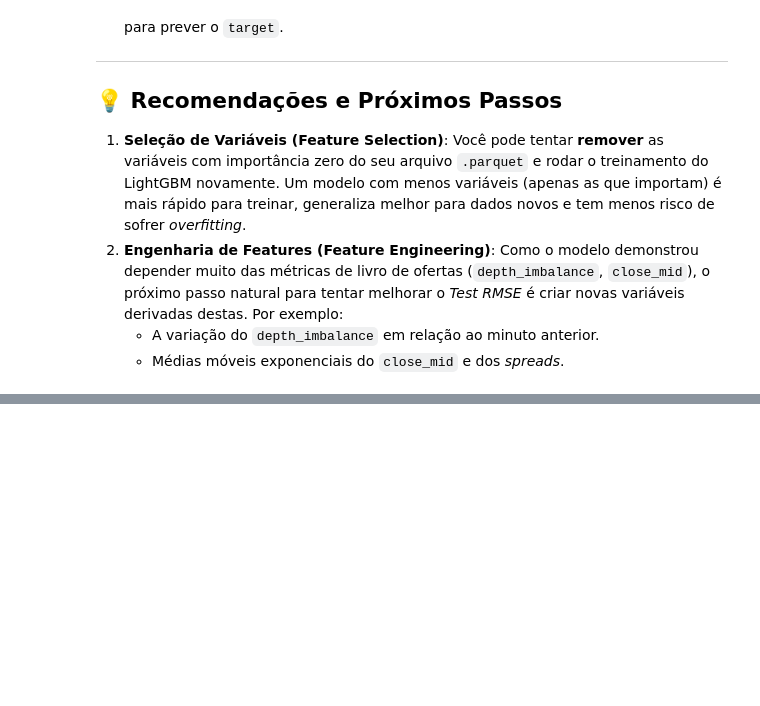
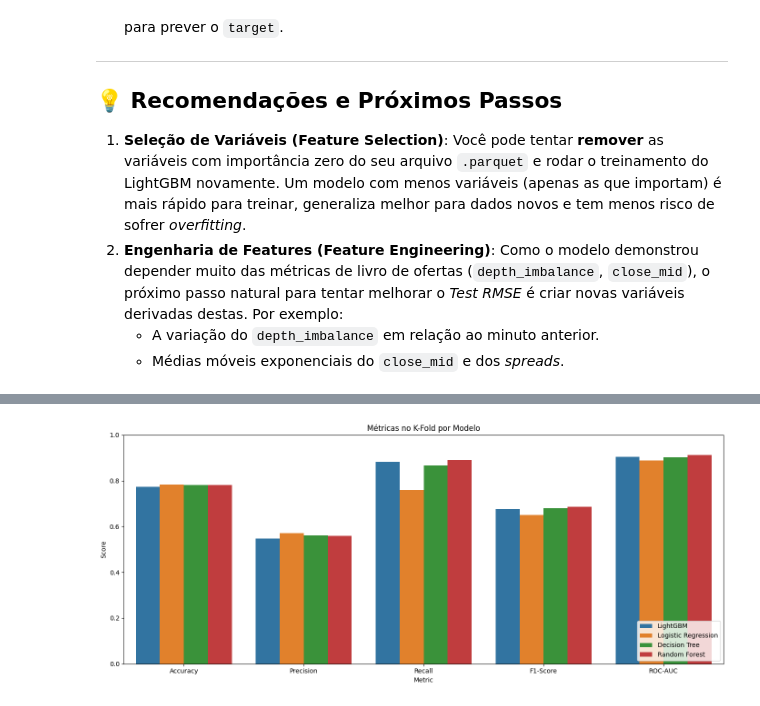
Before and after one commit to GbAraujoSouza/contract-predict, a Jupyter notebook: lightdm.ipynb, the cells around one changed output, grey strips where cells are left out. Drawn from its saved outputs; the diff is of its cells as text; code cells hidden in the pictures; blank space fills up the shorter version.

```diff
--- a/lightdm.ipynb
+++ b/lightdm.ipynb
@@ -126,0 +268,80 @@ Estas variáveis tiveram pouco ou nenhum impacto nas previsões finais. O LightG
+# %%
+from sklearn.model_selection import KFold
+import numpy as np
+from sklearn.base import clone
+from sklearn.pipeline import make_pipeline
+from sklearn.preprocessing import StandardScaler
+
+print("Iniciando K-Fold Cross Validation (5 splits) para todos os modelos...")
+kf = KFold(n_splits=5, shuffle=False)
+
+models_cv = {
+    'LightGBM': lgb.LGBMClassifier(
+        n_estimators=100,
+        learning_rate=0.05,
+        max_depth=5,
+        random_state=42,
+        n_jobs=-1,
+        verbose=-1,
+        class_weight="balanced"
+    ),
+    'Logistic Regression': make_pipeline(
+        StandardScaler(),
+        LogisticRegression(random_state=42, max_iter=1000, class_weight="balanced")
+    ),
+    'Decision Tree': DecisionTreeClassifier(max_depth=10, random_state=42, class_weight="balanced"),
+    'Random Forest': RandomForestClassifier(n_estimators=50, max_depth=10, random_state=42, n_jobs=-1, class_weight="balanced")
+}
+
+metrics = ['Accuracy', 'Precision', 'Recall', 'F1-Score', 'ROC-AUC']
+kfold_summary = []
+
+# Resetando index para iterar mais facilmente nos arrays do KFold
+X_cv = X.reset_index(drop=True)
+y_cv = y.reset_index(drop=True)
+
+for model_name, model_template in models_cv.items():
+    print(f"\nModelo: {model_name}")
+    model_metrics = {metric: [] for metric in metrics}
+
+    for fold, (train_idx, test_idx) in enumerate(kf.split(X_cv), start=1):
+        print(f"Treinando Fold {fold}...")
+        X_tr, X_te = X_cv.iloc[train_idx], X_cv.iloc[test_idx]
+        y_tr, y_te = y_cv.iloc[train_idx], y_cv.iloc[test_idx]
+
+        model_cv = clone(model_template)
+        model_cv.fit(X_tr, y_tr)
+
+        preds = model_cv.predict(X_te)
+        probs = model_cv.predict_proba(X_te)[:, 1]
+
+        model_metrics['Accuracy'].append(accuracy_score(y_te, preds))
+        model_metrics['Precision'].append(precision_score(y_te, preds, zero_division=0))
+        model_metrics['Recall'].append(recall_score(y_te, preds, zero_division=0))
+        model_metrics['F1-Score'].append(f1_score(y_te, preds, zero_division=0))
+        model_metrics['ROC-AUC'].append(roc_auc_score(y_te, probs))
+
+    kfold_avg = {metric: np.mean(values) for metric, values in model_metrics.items()}
+    kfold_summary.append({'Split Type': 'K-Fold (Média 5 Folds)', 'Model': model_name, **kfold_avg})
+
+df_kfold = pd.DataFrame(kfold_summary)
+df_chronological = df_results.copy()
+df_chronological['Split Type'] = 'Cronológico (80/20)'
+
+df_comp = pd.concat([
+    df_chronological[['Split Type', 'Model', *metrics]],
+    df_kfold[['Split Type', 'Model', *metrics]]
+], ignore_index=True)
+
+df_comp_melted = df_comp.melt(id_vars=['Split Type', 'Model'], var_name='Metric', value_name='Score')
+
+plt.figure(figsize=(14, 6))
+sns.barplot(x='Metric', y='Score', hue='Model', data=df_comp_melted[df_comp_melted['Split Type'] == 'K-Fold (Média 5 Folds)'])
+plt.title('Métricas no K-Fold por Modelo')
+plt.ylim(0, 1)
+plt.legend(loc='lower right')
+plt.tight_layout()
+plt.show()
+
+df_comp
+# %% [output]
@@ -126,0 +365 @@ Estas variáveis tiveram pouco ou nenhum impacto nas previsões finais. O LightG
+[figure, added]
```
Also changed, not shown: parts of 11 cells of this notebook.
